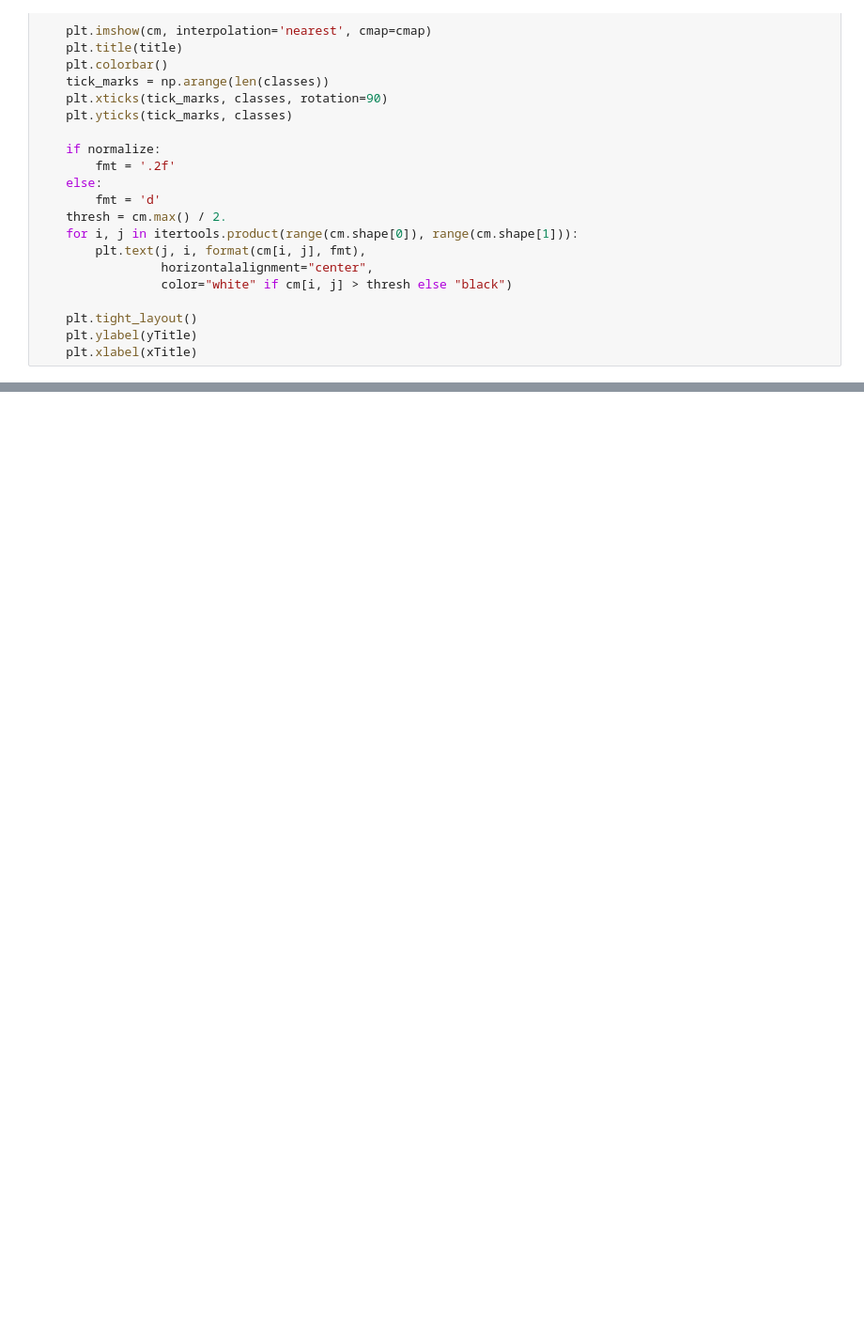
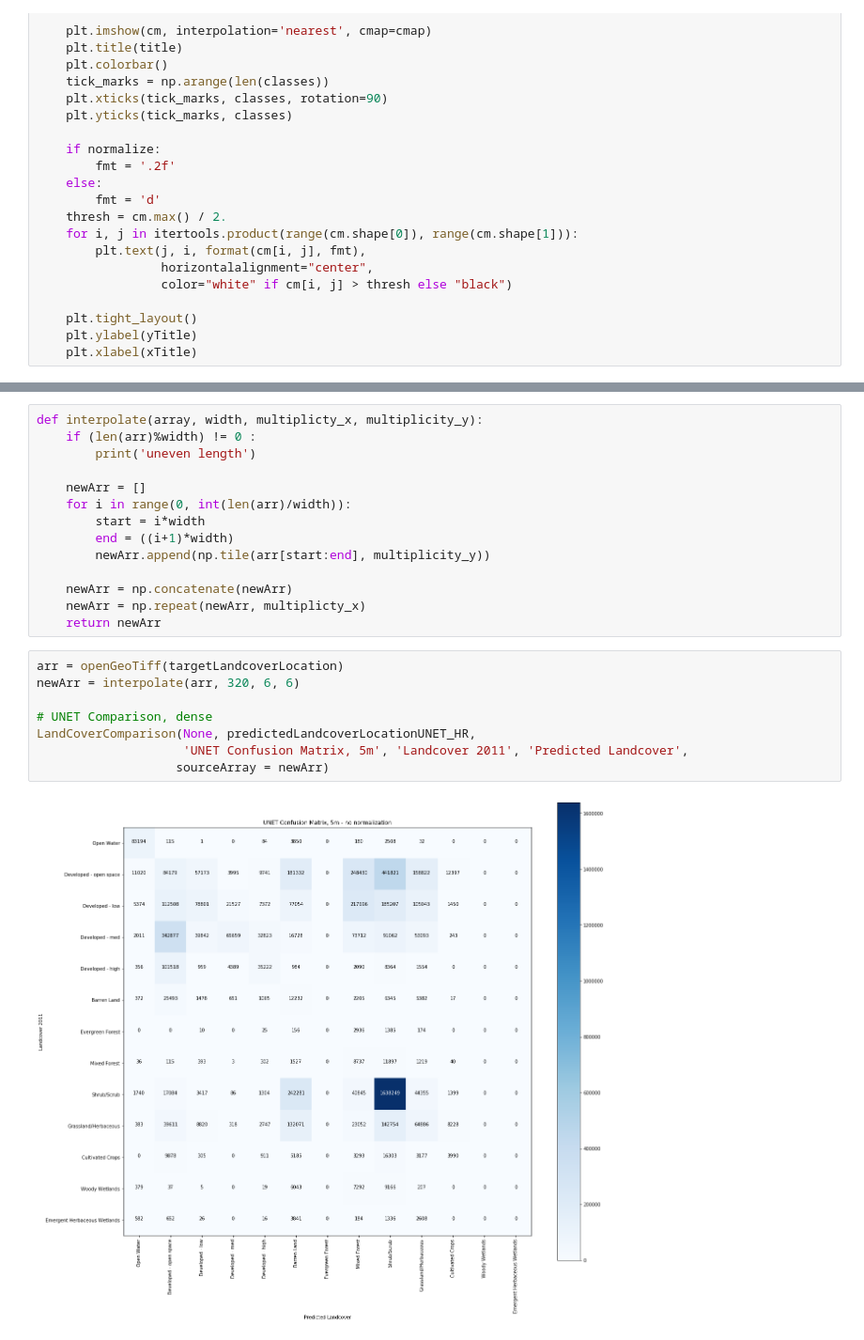
Before and after one commit to mas-dse-smkwan/mas-fuelmap-2018, a Jupyter notebook: notebooks/Images/Landcover Comparison.ipynb, the cells around one changed output, grey strips where cells are left out. Shown at 94% size. Saved outputs shown, nothing was run; the diff lists cells and outputs as text; blank space fills up the shorter version.

```diff
--- a/notebooks/Images/Landcover Comparison.ipynb
+++ b/notebooks/Images/Landcover Comparison.ipynb
@@ -127,0 +161,24 @@ Emergent Herbaceous Wetlands       0.00      0.00      0.00       257
+# %%
+def interpolate(array, width, multiplicty_x, multiplicity_y):
+    if (len(arr)%width) != 0 :
+        print('uneven length')
+
+    newArr = []
+    for i in range(0, int(len(arr)/width)):
+        start = i*width
+        end = ((i+1)*width)
+        newArr.append(np.tile(arr[start:end], multiplicity_y))
+
+    newArr = np.concatenate(newArr)
+    newArr = np.repeat(newArr, multiplicty_x)
+    return newArr
+# %%
+arr = openGeoTiff(targetLandcoverLocation)
+newArr = interpolate(arr, 320, 6, 6)
+
+# UNET Comparison, dense
+LandCoverComparison(None, predictedLandcoverLocationUNET_HR,
+                    'UNET Confusion Matrix, 5m', 'Landcover 2011', 'Predicted Landcover',
+                   sourceArray = newArr)
+# %% [output]
+[figure, added]
```
Also changed, not shown: parts of 5 cells of this notebook, 6 other files.
